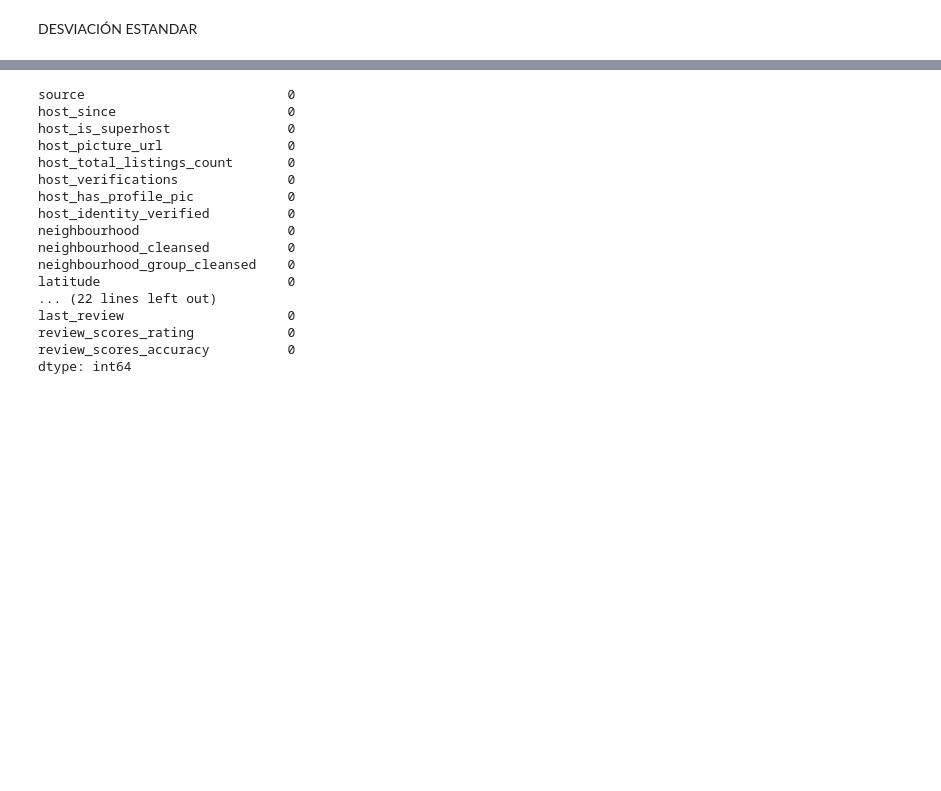
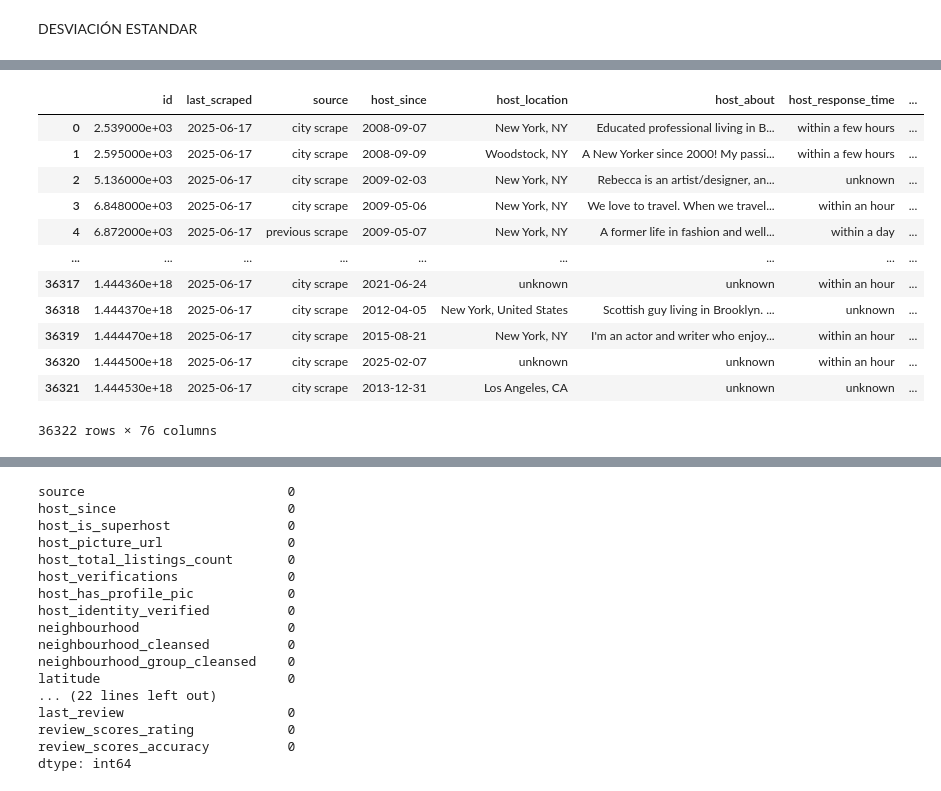
Before and after one commit to pilivaq/valores-atipicos, a Jupyter notebook: Act_4.2.ipynb, the cells around one changed output, grey strips where cells are left out. Drawn from its saved outputs; the diff is of its cells as text; code cells hidden in the pictures; blank space fills up the shorter version.

```diff
--- a/Act_4.2.ipynb
+++ b/Act_4.2.ipynb
@@ -209,3 +291,22 @@ dtype: int64
+# %%
+# Unimos el dataframe cuantitativo limpio con el dataframe cualitativo
+
+Datos_limpios = pd.concat([cualitativas, data_clean], axis=1)
+Datos_limpios
+# %% [output]
+|  | id | last_scraped | source | host_since | host_location | host_about | host_response_time | ... |
+| 0 | 2.539000e+03 | 2025-06-17 | city scrape | 2008-09-07 | New York, NY | Educated professional living in B... | within a few hours | ... |
+| 1 | 2.595000e+03 | 2025-06-17 | city scrape | 2008-09-09 | Woodstock, NY | A New Yorker since 2000! My passi... | within a few hours | ... |
+| 2 | 5.136000e+03 | 2025-06-17 | city scrape | 2009-02-03 | New York, NY | Rebecca is an artist/designer, an... | unknown | ... |
+| 3 | 6.848000e+03 | 2025-06-17 | city scrape | 2009-05-06 | New York, NY | We love to travel. When we travel... | within an hour | ... |
+| 4 | 6.872000e+03 | 2025-06-17 | previous scrape | 2009-05-07 | New York, NY | A former life in fashion and well... | within a day | ... |
+| ... | ... | ... | ... | ... | ... | ... | ... | ... |
+| 36317 | 1.444360e+18 | 2025-06-17 | city scrape | 2021-06-24 | unknown | unknown | within an hour | ... |
+| 36318 | 1.444370e+18 | 2025-06-17 | city scrape | 2012-04-05 | New York, United States | Scottish guy living in Brooklyn. ... | unknown | ... |
+| 36319 | 1.444470e+18 | 2025-06-17 | city scrape | 2015-08-21 | New York, NY | I'm an actor and writer who enjoy... | within an hour | ... |
+| 36320 | 1.444500e+18 | 2025-06-17 | city scrape | 2025-02-07 | unknown | unknown | within an hour | ... |
+| 36321 | 1.444530e+18 | 2025-06-17 | city scrape | 2013-12-31 | Los Angeles, CA | unknown | unknown | ... |
+36322 rows × 76 columns
 # %%
 df_clean.to_csv("NEWYORK_Sin_Atipicos_Desv.csv")
 # %% [markdown]
```
Also changed, not shown: parts of 19 cells of this notebook, 2 other files.
